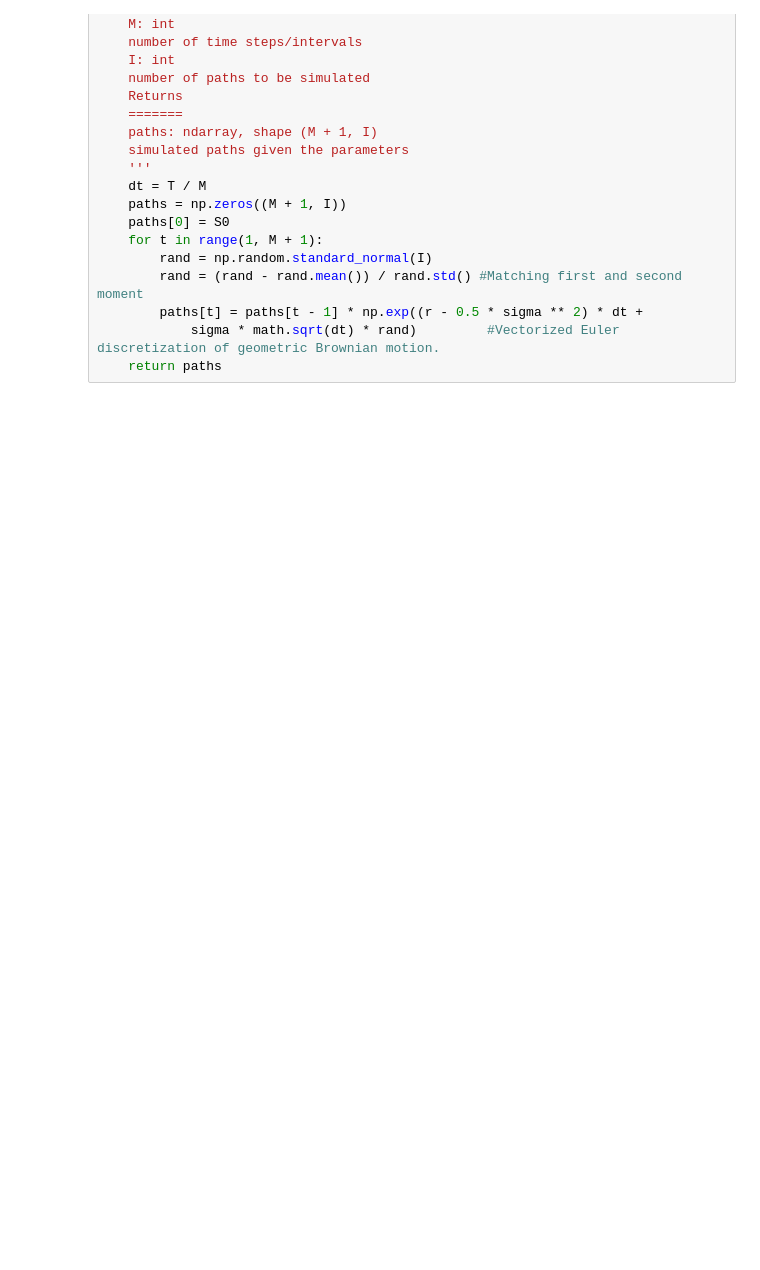
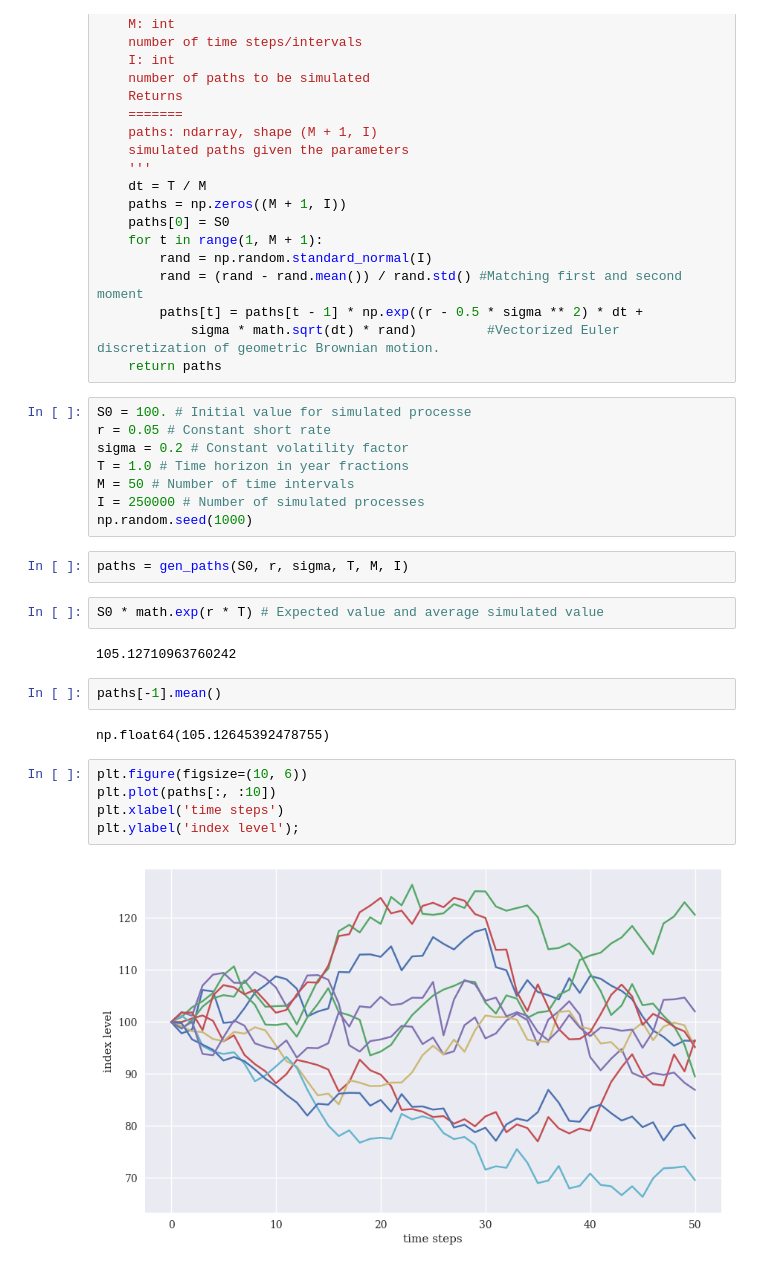
Before and after one commit to Youngsoo1024/Python_Finance, a Jupyter notebook: Chap13/ch13_test.ipynb, the cells around one changed output. Drawn from its saved outputs; the diff is of its cells as text; blank space fills up the shorter version.

```diff
--- a/Chap13/ch13_test.ipynb
+++ b/Chap13/ch13_test.ipynb
@@ -61,3 +63,28 @@ def gen_paths(S0, r, sigma, T, M, I):
         paths[t] = paths[t - 1] * np.exp((r - 0.5 * sigma ** 2) * dt +
             sigma * math.sqrt(dt) * rand)         #Vectorized Euler discretization of geometric Brownian motion.
     return paths
+# %%
+S0 = 100. # Initial value for simulated processe
+r = 0.05 # Constant short rate
+sigma = 0.2 # Constant volatility factor
+T = 1.0 # Time horizon in year fractions
+M = 50 # Number of time intervals
+I = 250000 # Number of simulated processes
+np.random.seed(1000)
+# %%
+paths = gen_paths(S0, r, sigma, T, M, I)
+# %%
+S0 * math.exp(r * T) # Expected value and average simulated value
+# %% [output]
+105.12710963760242
+# %%
+paths[-1].mean()
+# %% [output]
+np.float64(105.12645392478755)
+# %%
+plt.figure(figsize=(10, 6))
+plt.plot(paths[:, :10])
+plt.xlabel('time steps')
+plt.ylabel('index level');
+# %% [output]
+[figure, added]
```
Also changed, not shown: parts of 24 cells of this notebook.
